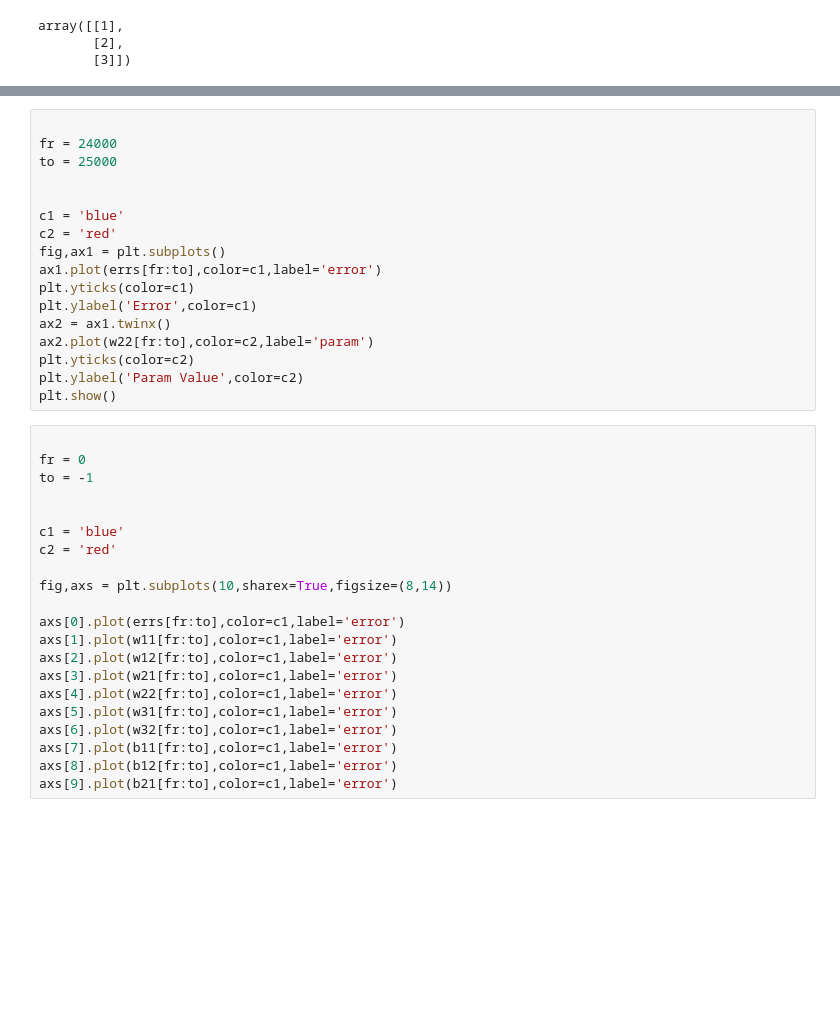
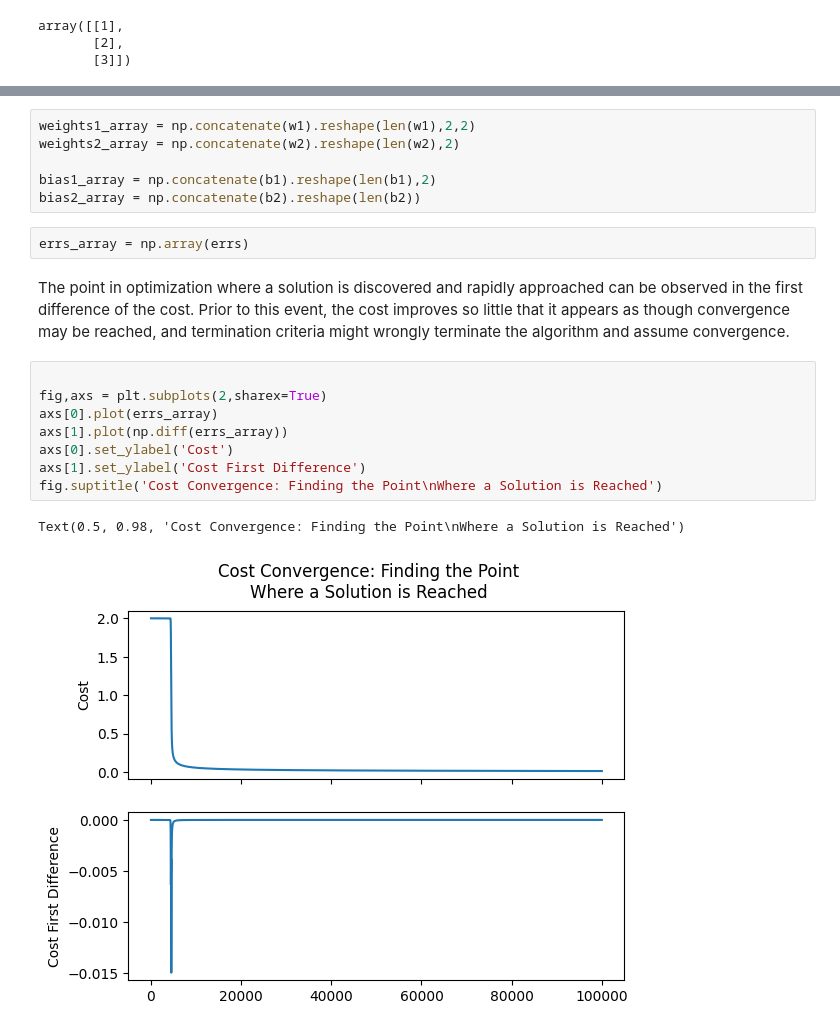
Before and after one commit to JLivingston01/ml-research, a Jupyter notebook: neural-network-innards/notebooks/explore.ipynb, the cells around one changed output, grey strips where cells are left out. Drawn from its saved outputs; the diff is of its cells as text; blank space fills up the shorter version.

```diff
--- a/neural-network-innards/notebooks/explore.ipynb
+++ b/neural-network-innards/notebooks/explore.ipynb
@@ -264,38 +242,21 @@ bias
-# %%
-
-fr = 24000
-to = 25000
-
-
-c1 = 'blue'
-c2 = 'red'
-fig,ax1 = plt.subplots()
-ax1.plot(errs[fr:to],color=c1,label='error')
-plt.yticks(color=c1)
-plt.ylabel('Error',color=c1)
-ax2 = ax1.twinx()
-ax2.plot(w22[fr:to],color=c2,label='param')
-plt.yticks(color=c2)
-plt.ylabel('Param Value',color=c2)
-plt.show()
-# %%
-
-fr = 0
-to = -1
-
-
-c1 = 'blue'
-c2 = 'red'
-
-fig,axs = plt.subplots(10,sharex=True,figsize=(8,14))
-
-axs[0].plot(errs[fr:to],color=c1,label='error')
-axs[1].plot(w11[fr:to],color=c1,label='error')
-axs[2].plot(w12[fr:to],color=c1,label='error')
-axs[3].plot(w21[fr:to],color=c1,label='error')
-axs[4].plot(w22[fr:to],color=c1,label='error')
-axs[5].plot(w31[fr:to],color=c1,label='error')
-axs[6].plot(w32[fr:to],color=c1,label='error')
-axs[7].plot(b11[fr:to],color=c1,label='error')
-axs[8].plot(b12[fr:to],color=c1,label='error')
-axs[9].plot(b21[fr:to],color=c1,label='error')
+# %%
+weights1_array = np.concatenate(w1).reshape(len(w1),2,2)
+weights2_array = np.concatenate(w2).reshape(len(w2),2)
+
+bias1_array = np.concatenate(b1).reshape(len(b1),2)
+bias2_array = np.concatenate(b2).reshape(len(b2))
+# %%
+errs_array = np.array(errs)
+# %% [markdown]
+The point in optimization where a solution is discovered and rapidly approached can be observed in the first difference of the cost. Prior to this event, the cost improves so little that it appears as though convergence may be reached, and termination criteria might wrongly terminate the algorithm and assume convergence.
+# %%
+
+fig,axs = plt.subplots(2,sharex=True)
+axs[0].plot(errs_array)
+axs[1].plot(np.diff(errs_array))
+axs[0].set_ylabel('Cost')
+axs[1].set_ylabel('Cost First Difference')
+fig.suptitle('Cost Convergence: Finding the Point\nWhere a Solution is Reached')
+# %% [output]
+Text(0.5, 0.98, 'Cost Convergence: Finding the Point\nWhere a Solution is Reached')
+[figure, added]
```
Also changed, not shown: parts of 5 cells of this notebook.
